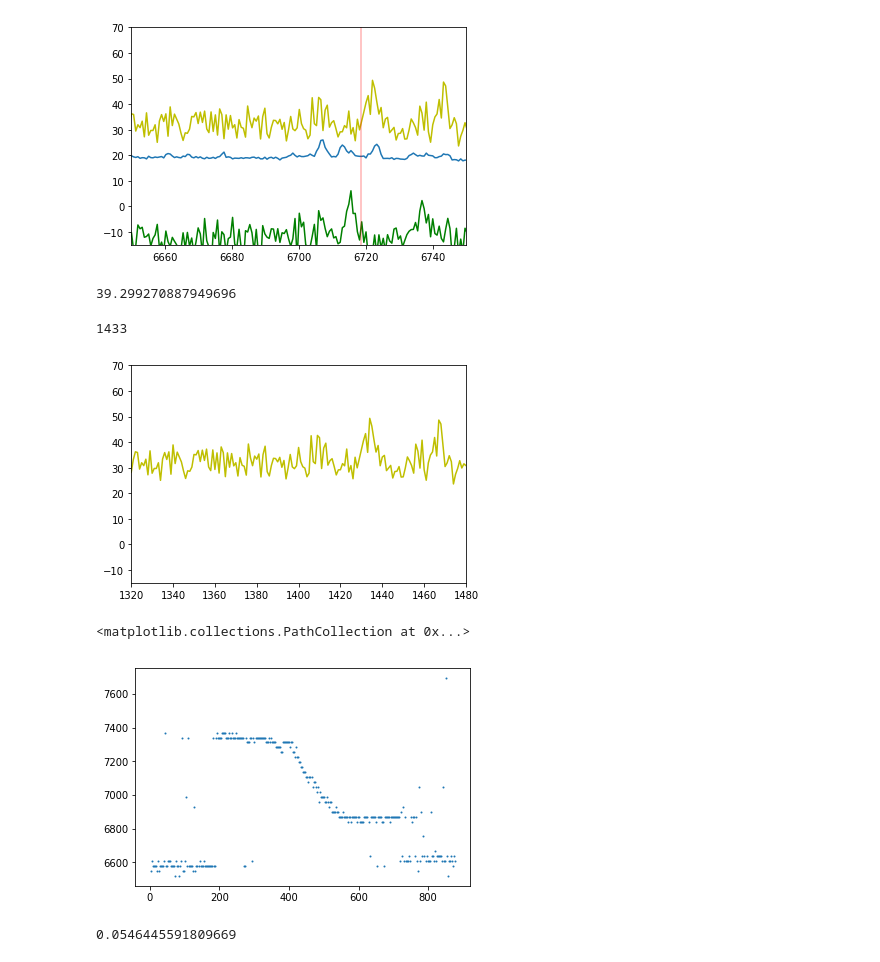
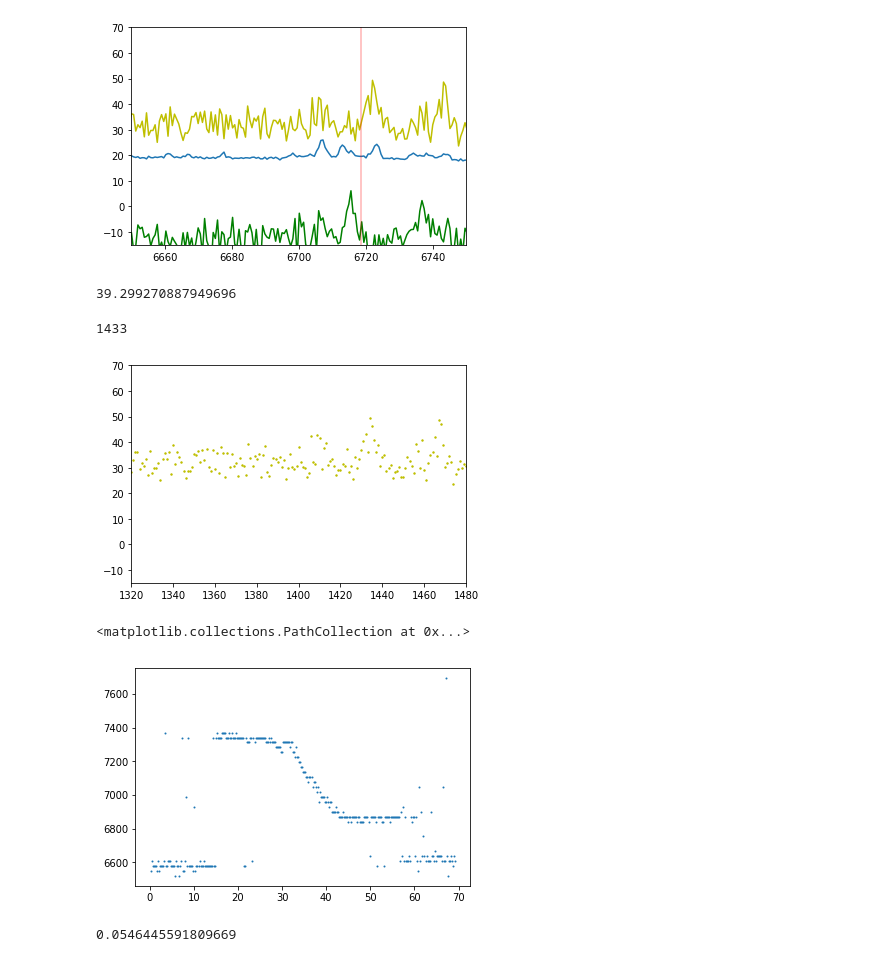
Before and after one commit to rqguan/Class-Code, a Jupyter notebook: Shane_Redu&Cali.ipynb, the cells around one changed output. Cells and saved outputs as stored; diff of their text form; code cells hidden in the pictures.

```diff
--- a/Shane_Redu&Cali.ipynb
+++ b/Shane_Redu&Cali.ipynb
@@ -281,15 +282,15 @@ plt.axvline(z_x,c='r',alpha=0.3)
 <matplotlib.lines.Line2D at 0x...>
 [figure]
 # %%
-plt.plot(pixel,spec_a+10,c='y')
+plt.scatter(pixel,spec_a+10,c='y',s=2)
 plt.xlim(1320,1480)
 plt.ylim(-15,70)
 h_alpha = max(spec_a[1330:1530])
 print(h_alpha)
 
 list(spec_a).index(h_alpha)
 # %% [output]
 39.299270887949696
 1433
-[figure, old version]
+[figure, new version]
 # %%
@@ -310,7 +319,7 @@ for i in range(len(spec2D)):
 #0.43*arcsec
 #110.66*Mpc
 
-pix2ly = np.deg2rad(0.43/3600)*0.43*3261563.7967311
+pix2ly = np.deg2rad(0.43/3600)*110.66e3
 
 wave = []
 velocity = []
@@ -328,7 +337,7 @@ plt.scatter(pixel*pix2ly,velocity,s=1)
 #plt.ylim(80,150)
 # %% [output]
 <matplotlib.collections.PathCollection at 0x...>
-[figure, old version]
+[figure, new version]
 # %%
 pixel_ind = 5.775953067e-15 * 9.4607e12 #km
 pixel_ind
```
Also changed, not shown: parts of 5 cells of this notebook.
